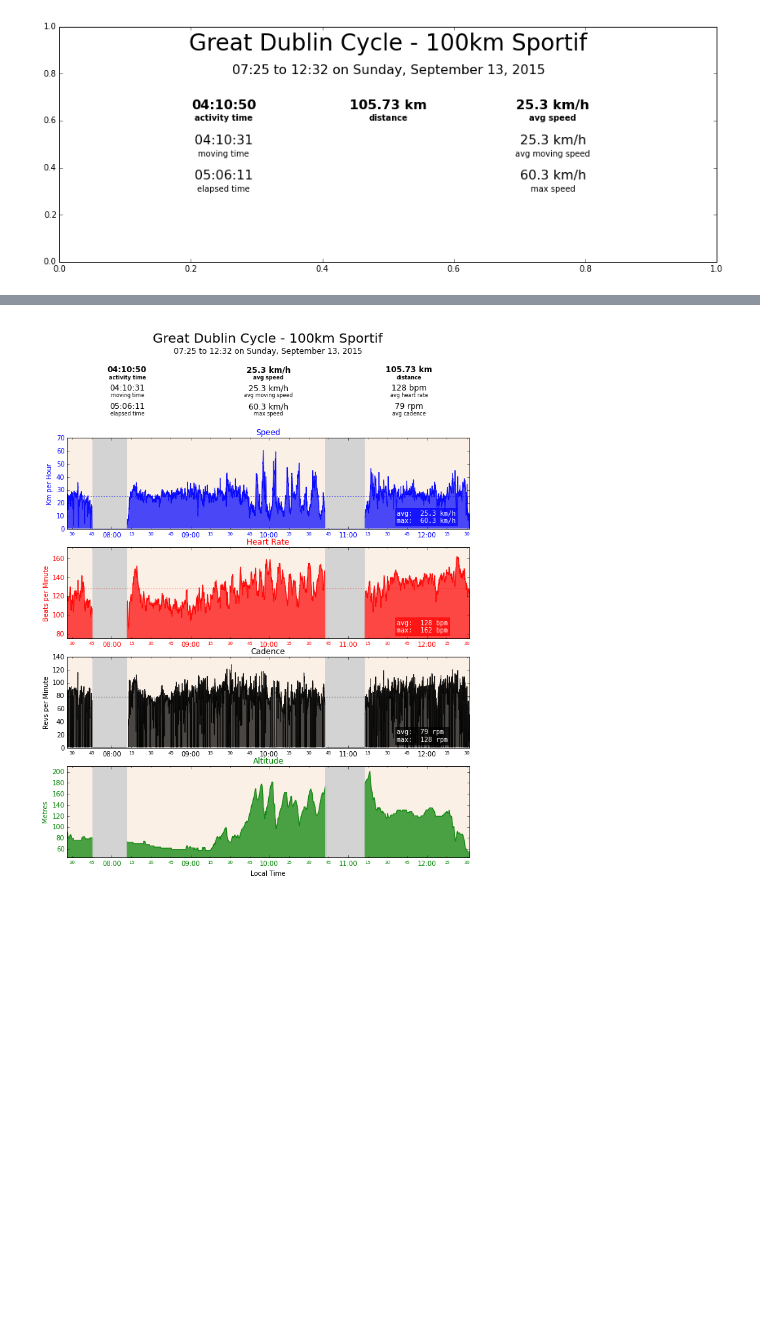
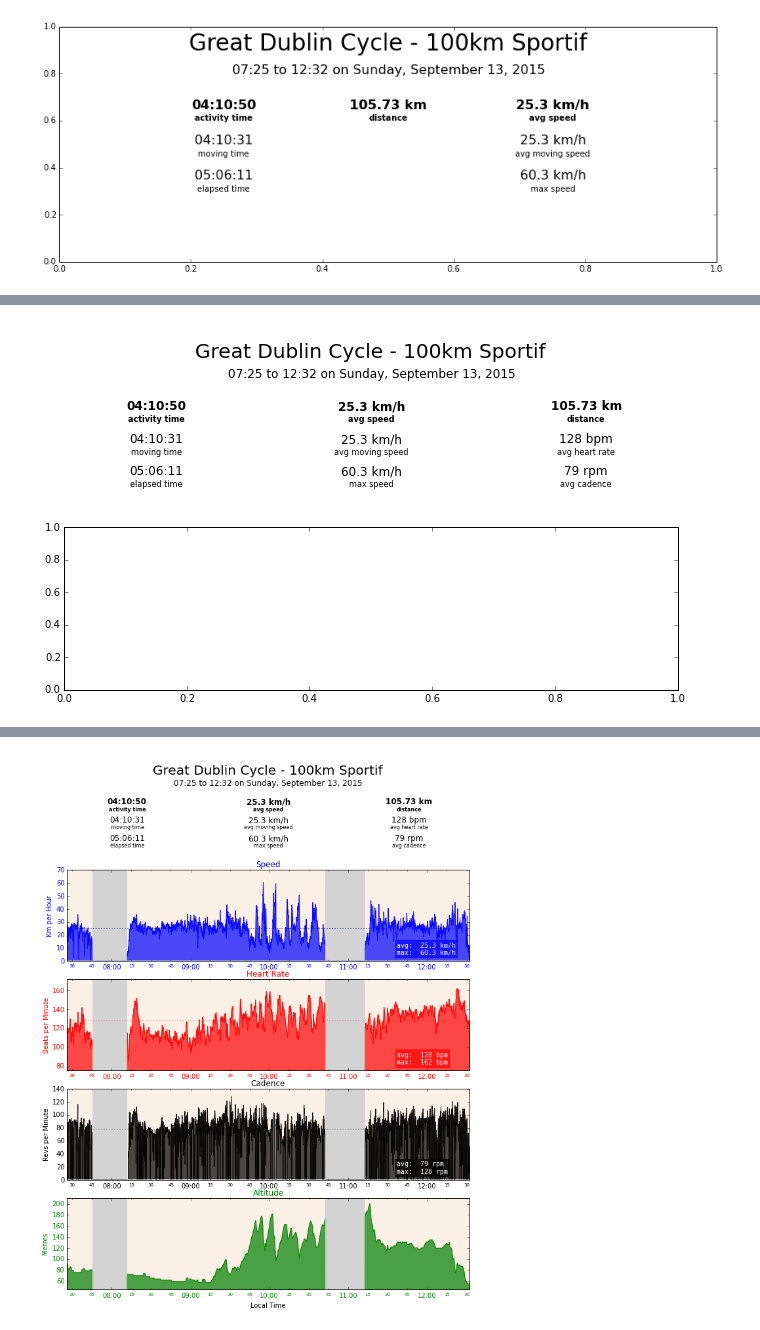
Before and after one commit to patclaffey/docker_jupyter, a Jupyter notebook: notebooks/Summary.ipynb, the cells around one changed output, grey strips where cells are left out. Drawn from its saved outputs; the diff is of its cells as text; code cells hidden in the pictures; blank space fills up the shorter version.

```diff
--- a/notebooks/Summary.ipynb
+++ b/notebooks/Summary.ipynb
@@ -382,3 +440,85 @@ def plot_stopages():
 #axes[2].patch.set_color('blue')
 import matplotlib
 #matplotlib.artist.getp(fig.patch)
+# %%
+def get_duration(time_delta):
+    hr = int(( time_delta ).total_seconds()/3600)
+    minu = int ( ( ( time_delta ).total_seconds()/3600 % 1 ) * 60)
+    sec = int ((( ( time_delta ).total_seconds()/3600 % 1 ) * 60 % 1) * 60 )
+    return "{:02}:{:02}:{:02}".format(hr,minu,sec)
+
+start_time = min(df.index)
+end_time = max(df.index)
+elapsed_time = end_time - start_time
+activity_time = timedelta( seconds= int( df.breaks[~df.breaks].count() ) )
+break_time = timedelta( seconds= int( df.breaks[df.breaks].count() ) )
+moving_time = timedelta( seconds= int( df.moving[df.moving].count() ) )
+non_moving_time = timedelta( seconds= int( df.moving[~df.moving].count() ) )
+
+distance = max(df.distance)
+
+avg_speed_activity = (distance / activity_time.total_seconds()) * 3.6
+avg_speed_moving = (distance / moving_time.total_seconds()) * 3.6
+
+max_speed = df.speed.max()
+avg_speed = df.speed[~df.breaks].mean()
+
+max_heart_rate = df.heart_rate.max()
+avg_heart_rate = df.heart_rate[~df.breaks].median()
+
+max_cadence = df.cadence.max()
+avg_cadence = df.cadence[~df.breaks].median()
+
+start_day_date = datetime.strftime(start_time,'%A, %B %-d, %Y')
+start_hr_min = datetime.strftime(start_time,'%H:%M' )
+end_hr_min = datetime.strftime(end_time,'%H:%M' )
+
+text_title = "Great Dublin Cycle - 100km Sportif"
+text_start_time = datetime.strftime(start_time,'%H:%M on %A, %B %-d, %Y')
+text_headline_time = '{} to {} on {}'.format(start_hr_min, end_hr_min, start_day_date)
+text_elapsed_time = get_duration(elapsed_time)
+text_activity_time = get_duration(activity_time)
+text_break_time = get_duration(break_time)
+text_moving_time = get_duration(moving_time)
+text_distance = '{:.2f} km'.format( distance / 1000 )
+text_avg_speed_activity = '{:.1f} km/h'.format( avg_speed_activity )
+text_avg_moving_speed = '{:.1f} km/h'.format( avg_speed_moving )
+text_max_speed = '{:.1f} km/h'.format( max_speed )
+text_avg_heart_rate = '{:.0f} bpm'.format( avg_heart_rate )
+text_avg_cadence = '{:.0f} rpm'.format( avg_cadence )
+
+
+def output_header():
+    axes[0].set_axis_off()
+    axes_a = axes[0]
+
+    y_adjust = -.075
+    axes_a.text(.5,.925 + y_adjust , text_title, fontsize=20, ha = 'center')
+    axes_a.text(.5,.8 + y_adjust ,text_headline_time, fontsize=12, ha = 'center')
+
+
+    axes_a.text(.15,.6 + y_adjust ,text_activity_time, fontsize=12, ha = 'center', weight='bold',)
+    axes_a.text(.5,.6 + y_adjust ,text_avg_speed_activity, fontsize=12, ha = 'center', weight='bold',)
+    axes_a.text(.85,.6 + y_adjust ,text_distance, fontsize=12, ha = 'center', weight='bold',)
+    axes_a.text(.15,.525 + y_adjust ,'activity time', fontsize=8, ha = 'center', weight='bold',)
+    axes_a.text(.5,.525 + y_adjust ,'avg speed', fontsize=8, ha = 'center', weight='bold',)
+    axes_a.text(.85,.525 + y_adjust ,'distance', fontsize=8, ha = 'center', weight='bold',)
+
+    axes_a.text(.15,.4 + y_adjust ,text_moving_time, fontsize=12, ha = 'center')
+    axes_a.text(.5,.4 + y_adjust ,text_avg_moving_speed , fontsize=12, ha = 'center')
+    axes_a.text(.85,.4 + y_adjust ,text_avg_heart_rate , fontsize=12, ha = 'center')
+    axes_a.text(.15,.325 + y_adjust ,'moving time', fontsize=8, ha = 'center')
+    axes_a.text(.5,.325 + y_adjust ,'avg moving speed', fontsize=8, ha = 'center')
+    axes_a.text(.85,.325 + y_adjust ,'avg heart rate', fontsize=8, ha = 'center')
+
+    axes_a.text(.15,.2 + y_adjust ,text_elapsed_time, fontsize=12, ha = 'center')
+    axes_a.text(.5,.2 + y_adjust ,text_max_speed, fontsize=12, ha = 'center')
+    axes_a.text(.85,.2 + y_adjust ,text_avg_cadence , fontsize=12, ha = 'center')
+    axes_a.text(.15,.125 + y_adjust ,'elapsed time', fontsize=8, ha = 'center')
+    axes_a.text(.5,.125 + y_adjust ,'max speed', fontsize=8, ha = 'center')
+    axes_a.text(.85,.125 + y_adjust ,'avg cadence', fontsize=8, ha = 'center')
+
+figx, axes = plt.subplots(nrows=2, ncols=1,  figsize=(11, 6.4))
+output_header()
+# %% [output]
+[figure, added]
```
Also changed, not shown: parts of 25 cells of this notebook, 6 other files.
